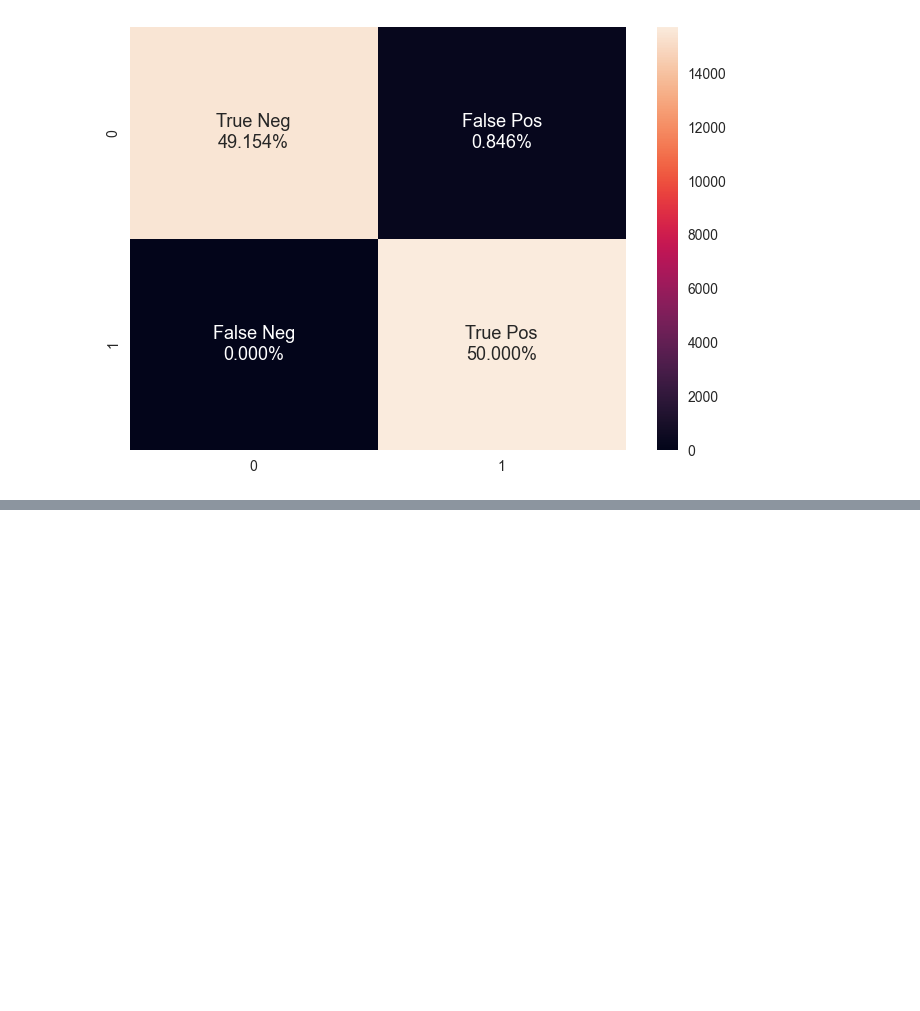
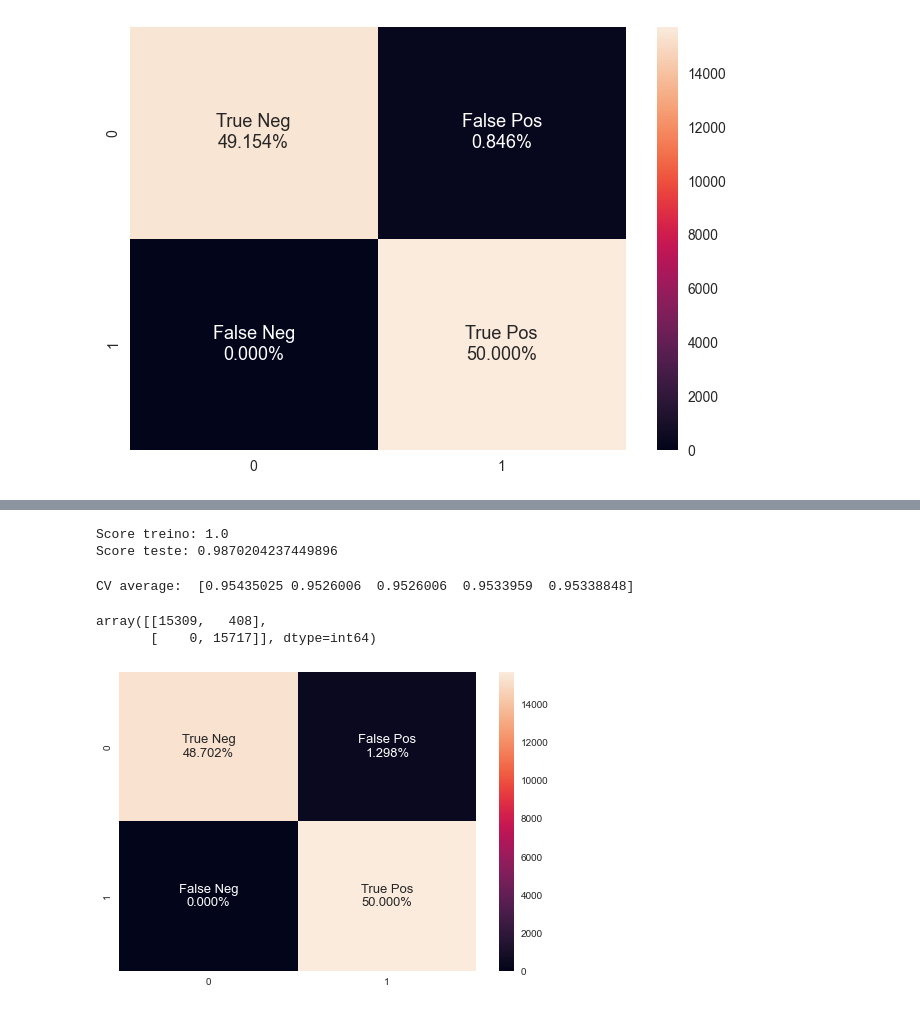
Before and after one commit to lidiambsouza/taxa_rotatividade_telecom, a Jupyter notebook: rotatividade_telecomunicacao.ipynb, the cells around one changed output, grey strips where cells are left out. Cells and saved outputs as stored; diff of their text form; code cells hidden in the pictures; blank space fills up the shorter version.

Commit message:
Random Forest Classifier

```diff
--- a/rotatividade_telecomunicacao.ipynb
+++ b/rotatividade_telecomunicacao.ipynb
@@ -851,0 +867,4 @@ sns.heatmap(cm2, annot=labels, annot_kws={'fontsize':13}, fmt='');
+# %%
+rfc = RandomForestClassifier(n_jobs=-1, random_state=1684)
+# %%
+rfc.fit(X_train_resample, y_train_resample)
@@ -851,0 +880,29 @@ sns.heatmap(cm2, annot=labels, annot_kws={'fontsize':13}, fmt='');
+# %%
+score_train = rfc.score(X_train_resample, y_train_resample)
+score_test = rfc.score(X_test_resample, y_test_resample)
+print(f"Score treino: {score_train}\nScore teste: {score_test}")
+# %% [output]
+Score treino: 1.0
+Score teste: 0.9870204237449896
+# %%
+cv_scores = cross_val_score(rfc, X_test_resample, y_test_resample, cv=5)
+print("CV average: ", cv_scores)
+# %% [output]
+CV average:  [0.95435025 0.9526006  0.9526006  0.9533959  0.95338848]
+# %%
+predictions_rfc = rfc.predict(X_test_resample)
+cm_rfc = confusion_matrix(y_test_resample, predictions_rfc)
+cm_rfc
+# %% [output]
+array([[15309,   408],
+       [    0, 15717]], dtype=int64)
+# %%
+groups = ['True Neg','False Pos','False Neg','True Pos']
+percentage_values = ['{0:.3%}'.format(value) for value in cm_rfc.flatten() / np.sum(cm_rfc)]
+
+labels = [f"{a}\n{b}" for a, b in zip(groups, percentage_values)]
+labels = np.asarray(labels).reshape(2,2)
+
+sns.heatmap(cm_rfc, annot=labels, annot_kws={'fontsize':13}, fmt='');
+# %% [output]
+[figure, added]
```
Also changed, not shown: parts of 15 cells of this notebook.
